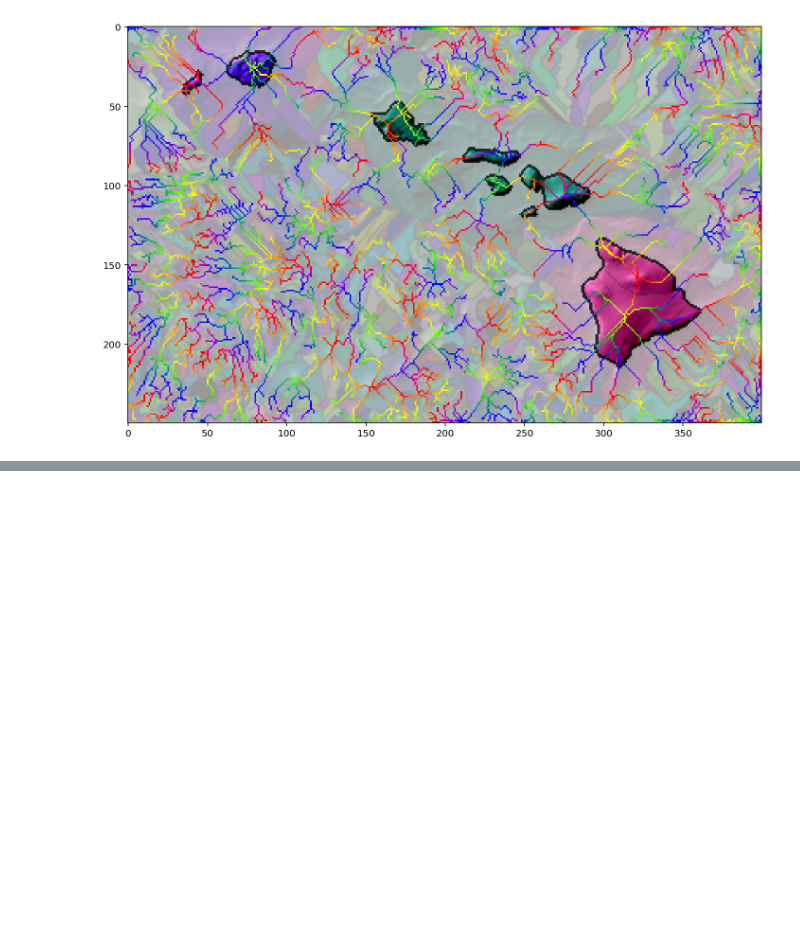
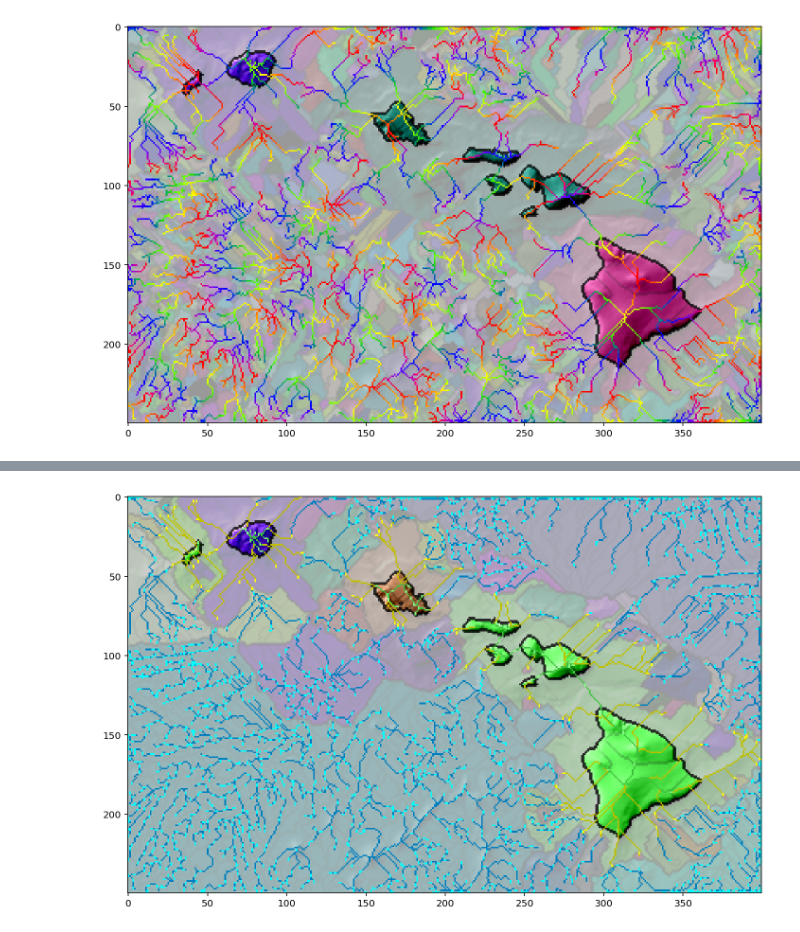
Before and after one commit to conradarcturus/mapalgo, a Jupyter notebook: 03_Mountain_Ranges.ipynb, the cells around one changed output, grey strips where cells are left out. Drawn from its saved outputs; the diff is of its cells as text; code cells hidden in the pictures; blank space fills up the shorter version.

```diff
--- a/03_Mountain_Ranges.ipynb
+++ b/03_Mountain_Ranges.ipynb
@@ -435,0 +613,91 @@ RasterImage(map_elevation) \
+# %%
+### Breaking apart the mergepoints
+# In order to break them apart and draw the different mountain groupings,
+#   we will need to perform a BFS at each mergepoint and separate the mountain groupings
+
+# The data we have
+nodes_mountain # We'll use this to
+merges_lo_ridge_node # Use this to get the mountain on on side of a merge
+merges_hi_ridge_node # Use this for the other side of each merge
+nodes_value # Use this to see if a peak is above or below water
+merges_between_domains_type # Recently computed above
+mountains_adjacency_list = getMountainAdjacencyList(nodes_mountain, merges_lo_ridge_node, merges_hi_ridge_node) # start from scratch because we will actively edit it
+
+# The data we are computing
+nodes_mountain_group = nodes_mntrange.copy() # When the last algorithm ended, these all have the same range but we'll split it up
+n_mountains = len(mountains_adjacency_list)
+
+# Function to re-assign mountain ranges to a new mountain group
+def reassignMountainGroupsOfRecursiveNeighbors(nodes_mountain_group, dividing_mountain, mountains_adjacency_list, nodes_value):
+    exploring_mountains = [dividing_mountain];
+    highest_group_mountain = dividing_mountain;
+
+    # Assign all recursive neighbors of dividing_mountain to its group
+    while len(exploring_mountains) > 0:
+        new_mountain = exploring_mountains.pop()
+        if(nodes_value[new_mountain] > nodes_value[highest_group_mountain]):
+            highest_group_mountain = new_mountain
+        for neighbor_mountain in mountains_adjacency_list[new_mountain]:
+            if nodes_mountain_group[neighbor_mountain] != dividing_mountain:
+                nodes_mountain_group[neighbor_mountain] = dividing_mountain
+                exploring_mountains.append(neighbor_mountain)
+
+    # Reassign that whole group to the tallest peak in that group
+    nodes_mountain_group[nodes_mountain_group == dividing_mountain] = highest_group_mountain
+
+    return nodes_mountain_group
+
+
+# Iterate over the merge
+for i_merge in np.arange(len(merges_lo_ridge_node)):
+    node_lo = merges_lo_ridge_node[i_merge]
+    node_hi = merges_hi_ridge_node[i_merge]
+    m1 = nodes_mountain[node_lo]
+    m2 = nodes_mountain[node_hi]
+
+    m1_overwater = 1 if nodes_value[m1] >= 0 else -1
+    m2_overwater = 1 if nodes_value[m2] >= 0 else -1
+    if(m1_overwater == m2_overwater):
+        continue # No need to do anything
+
+    # Break the adjacency
+    mountains_adjacency_list[m1] = np.setdiff1d(mountains_adjacency_list[m1], [m2])
+    mountains_adjacency_list[m2] = np.setdiff1d(mountains_adjacency_list[m2], [m1])
+
+    # Compute the new groups (using stand-in values for the highest peak)
+    # Note: We are doing double work since we don't know which side the overall peak is on
+    nodes_mountain_group = reassignMountainGroupsOfRecursiveNeighbors(nodes_mountain_group, m1, mountains_adjacency_list, nodes_value)
+    nodes_mountain_group = reassignMountainGroupsOfRecursiveNeighbors(nodes_mountain_group, m2, mountains_adjacency_list, nodes_value)
+
+# Finally expand the mountain group color to all nodes
+for mountain_index in np.arange(len(nodes_mountain)):
+    nodes_mountain_group[nodes_mountain == mountain_index] = nodes_mountain_group[mountain_index]
+
+map_mntgroup = map_mountain.newChildInstance({'values': 'mountain_group'}, nodes_mountain_group)
+map_mntgroup_border = getBorder(map_mntgroup, 1)
+
+RasterImage(map_elevation) \
+    .addLayer('base', 1) \
+    .addLayer('mountain_border', 0.8, nodes_selected=map_mountain_border.getDataFlat()) \
+    .addLayer('mntgroup_border', 0.5, nodes_selected=map_mntgroup_border.getDataFlat(), combine='multiply') \
+    .addLayer('mmtgroup', nodes_mountain_group, colormap='hashed', combine='multiply', opacity=0.5) \
+    .addLayer('hillshade', map_hillshade.getDataFlat(), combine='add', opacity=1, dissolve=1) \
+    .addLayer('sea', 1.2, nodes_selected=map_elevation.getDataFlat() < 0, combine='add', dissolve=.2) \
+    .addLayer('coast', 0.2, nodes_selected=map_landsea_border.getDataFlat(), combine='multiply') \
+    .addLayer('ridge_land_merge',  [.25, .75, .25],     nodes_selected=(nodes_ridge_between_domain_type == 1), combine='set') \
+    .addLayer('ridge_sea_merge',   [0, .5, .75],     nodes_selected=(nodes_ridge_between_domain_type == -1), combine='set') \
+    .addLayer('ridge_between_merge', [.75, .75, 0], nodes_selected=(nodes_ridge_between_domain_type == 0), combine='set') \
+    .addLayer('ridge_mergepoint', 2, nodes_selected=nodes_mergepoint, combine='multiply') \
+    .display().overrideLayerNames(['mountain_groups_separating_land_sea_peak_merges_ridges']).save().final()
+
+RasterImage(map_elevation) \
+    .addLayer('base', 1) \
+    .addLayer('mountain_border', 0.8, nodes_selected=map_mountain_border.getDataFlat()) \
+    .addLayer('mntgroup_border', 0.5, nodes_selected=map_mntgroup_border.getDataFlat(), combine='multiply') \
+    .addLayer('mmtgroup', nodes_mountain_group, colormap='hashed', combine='multiply', opacity=0.5) \
+    .addLayer('hillshade', map_hillshade.getDataFlat(), combine='add', opacity=1, dissolve=1) \
+    .addLayer('sea', 1.2, nodes_selected=map_elevation.getDataFlat() < 0, combine='add', dissolve=.2) \
+    .addLayer('coast', 0.2, nodes_selected=map_landsea_border.getDataFlat(), combine='multiply') \
+    .display().overrideLayerNames(['mountain_groups_separating_land_sea_peak_merges']).save().final()
+# %% [output]
+[figure, added]
```
Also changed, not shown: parts of 7 cells of this notebook, 3 other files.
